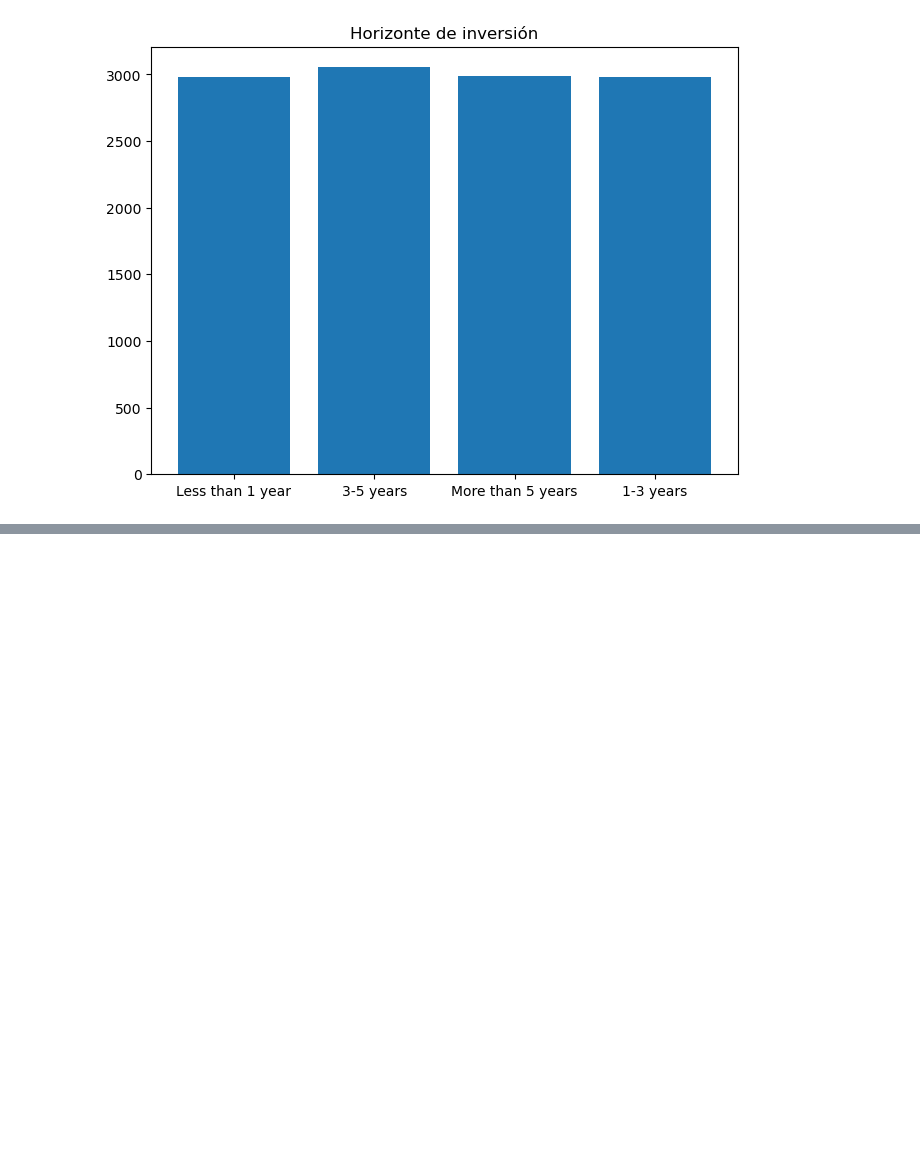
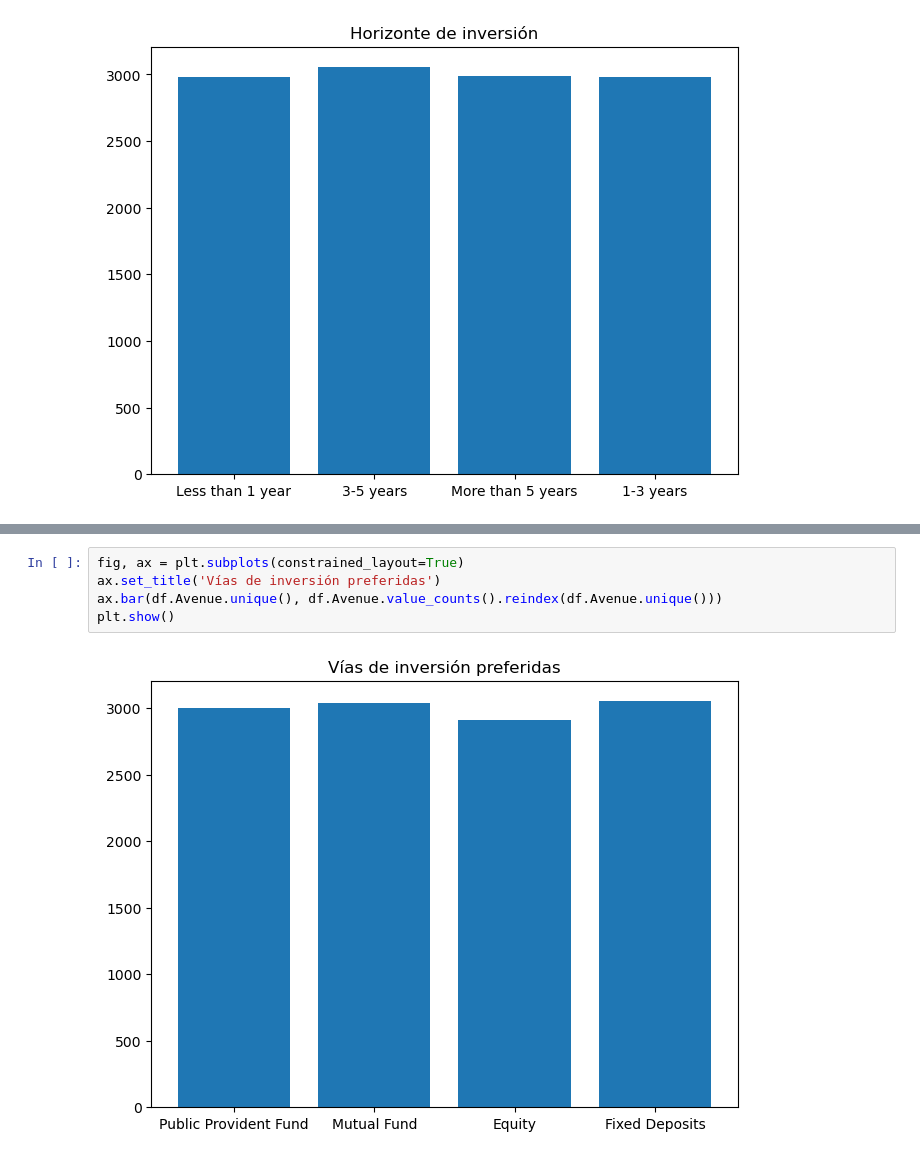
Before and after one commit to Sts87/data-analysis, a Jupyter notebook: 00-finance-trends/finance_trends.ipynb, the cells around one changed output, grey strips where cells are left out. Cells and saved outputs as stored; diff of their text form; blank space fills up the shorter version.

```diff
--- a/00-finance-trends/finance_trends.ipynb
+++ b/00-finance-trends/finance_trends.ipynb
@@ -245,0 +260,7 @@ plt.show()
+# %%
+fig, ax = plt.subplots(constrained_layout=True)
+ax.set_title('Vías de inversión preferidas')
+ax.bar(df.Avenue.unique(), df.Avenue.value_counts().reindex(df.Avenue.unique()))
+plt.show()
+# %% [output]
+[figure, added]
```
Also changed, not shown: parts of 4 cells of this notebook.
